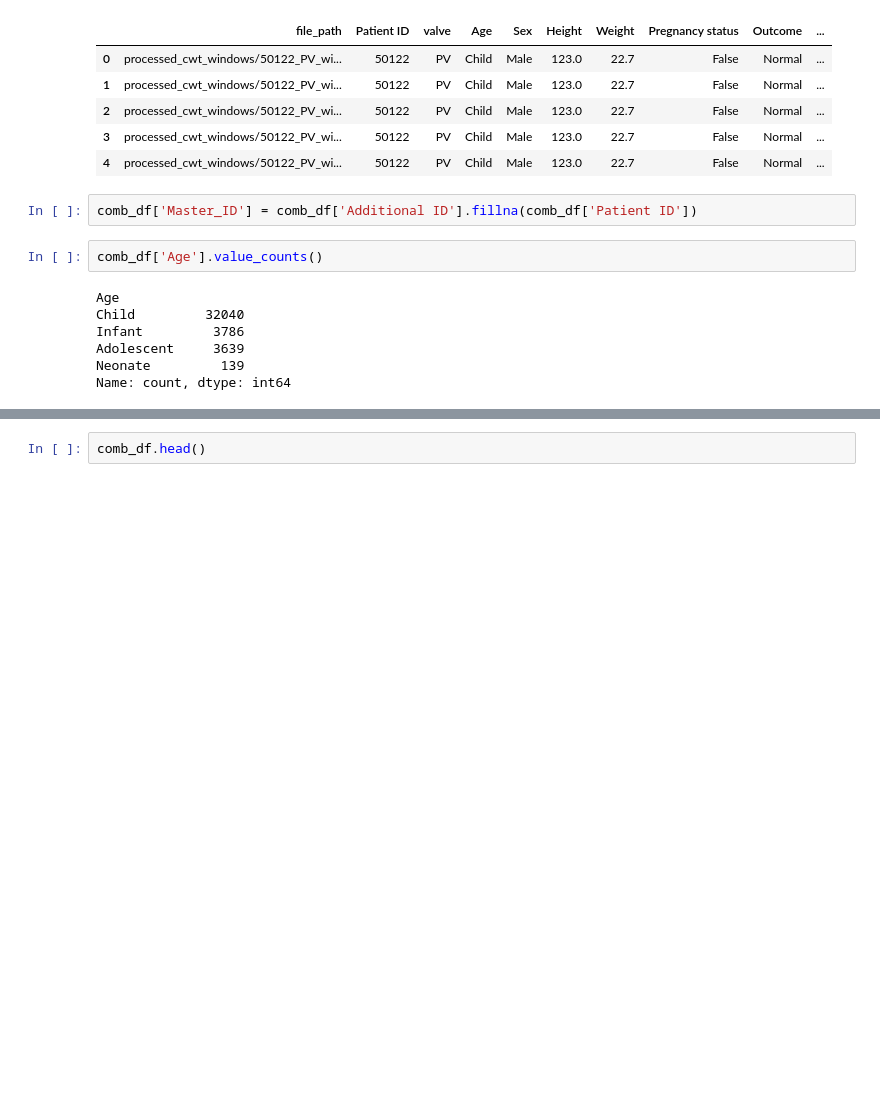
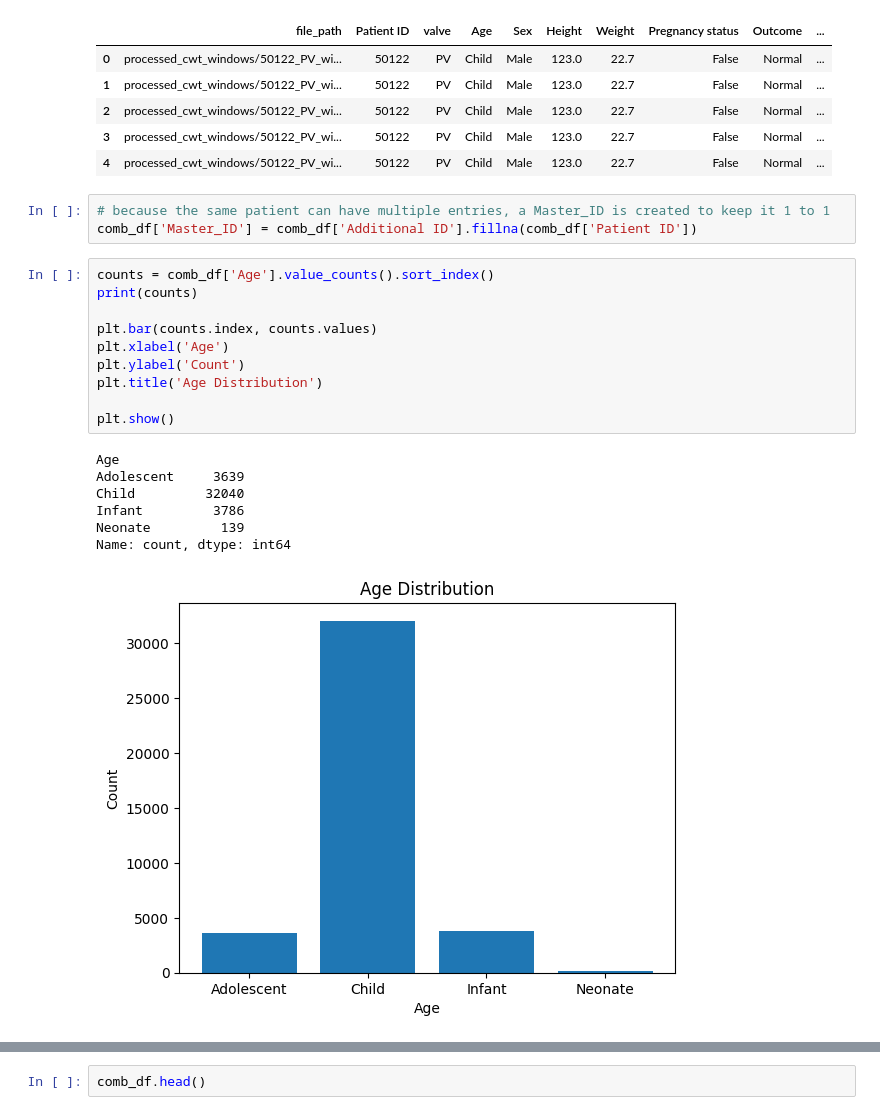
Before and after one commit to Starkiller747/cardiac_murmur, a Jupyter notebook: Main.ipynb, the cells around one changed output, grey strips where cells are left out. Cells and saved outputs as stored; diff of their text form; blank space fills up the shorter version.

```diff
--- a/Main.ipynb
+++ b/Main.ipynb
@@ -357,14 +354,24 @@ comb_df.head()
 | 3 | processed_cwt_windows/50122_PV_wi... | 50122 | PV | Child | Male | 123.0 | 22.7 | False | Normal | ... |
 | 4 | processed_cwt_windows/50122_PV_wi... | 50122 | PV | Child | Male | 123.0 | 22.7 | False | Normal | ... |
 # %%
+# because the same patient can have multiple entries, a Master_ID is created to keep it 1 to 1
 comb_df['Master_ID'] = comb_df['Additional ID'].fillna(comb_df['Patient ID'])
-# %%
-comb_df['Age'].value_counts()
-# %% [output]
-Age
-Child         32040
-Infant         3786
-Adolescent     3639
-Neonate         139
-Name: count, dtype: int64
+# %%
+counts = comb_df['Age'].value_counts().sort_index()
+print(counts)
+
+plt.bar(counts.index, counts.values)
+plt.xlabel('Age')
+plt.ylabel('Count')
+plt.title('Age Distribution')
+
+plt.show()
+# %% [output]
+Age
+Adolescent     3639
+Child         32040
+Infant         3786
+Neonate         139
+Name: count, dtype: int64
+[figure, added]
 # %%
```
Also changed, not shown: parts of 38 cells of this notebook, 12 other files.
